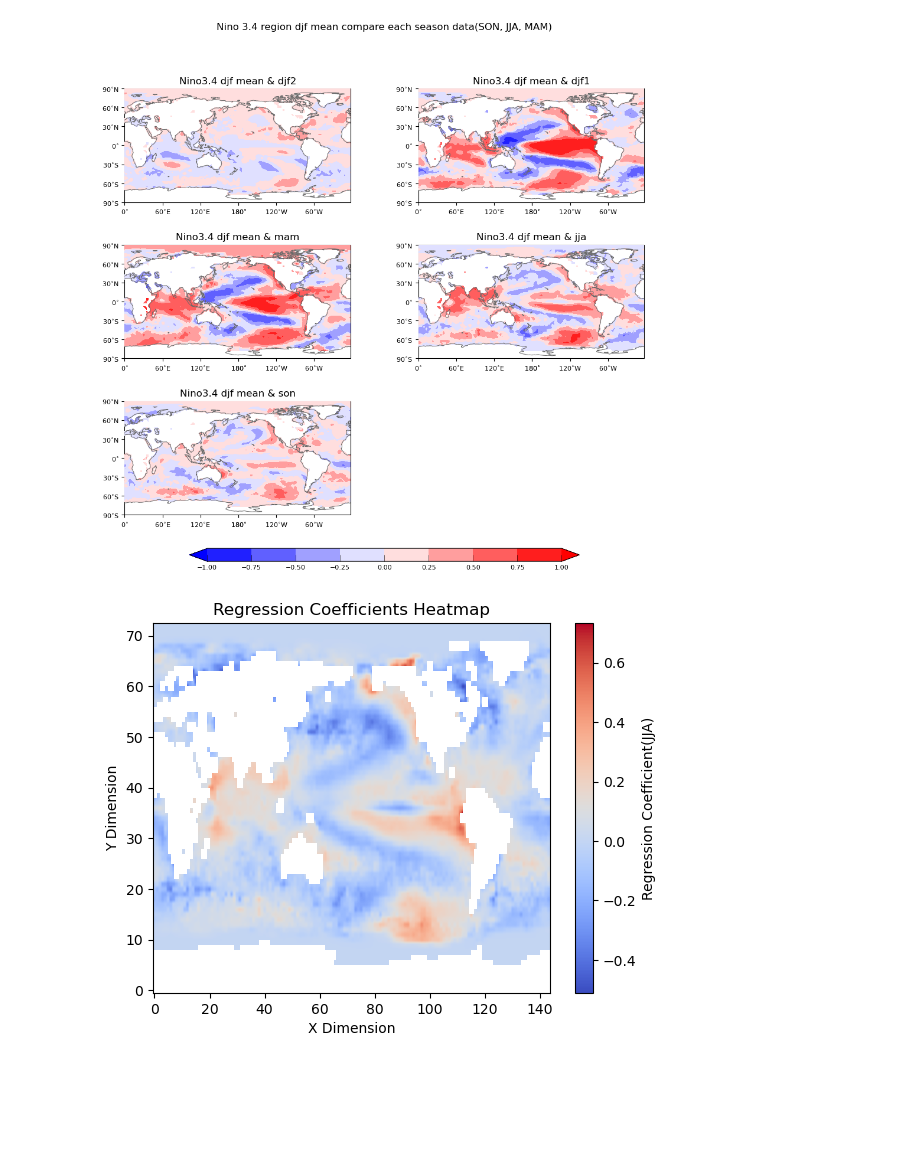
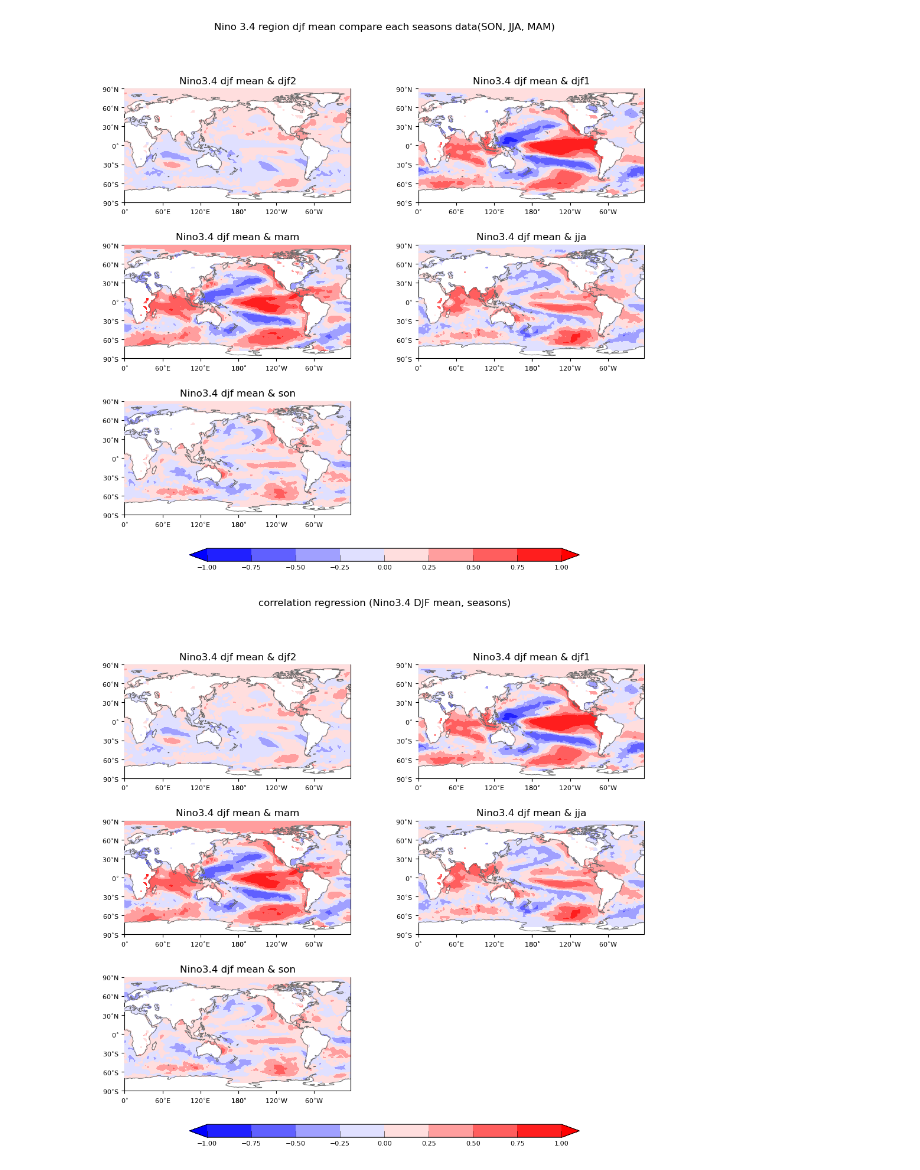
Before and after one commit to eeeeeenye/ACE_LAB, a Jupyter notebook: code/training/2nd_training.ipynb, the cells around one changed output. Drawn from its saved outputs; the diff is of its cells as text; code cells hidden in the pictures; blank space fills up the shorter version.

```diff
--- a/code/training/2nd_training.ipynb
+++ b/code/training/2nd_training.ipynb
@@ -132,7 +132,7 @@ class Data_processing:
 # %%
 # 클래스를 만들어 쓰기 전 ~~
 
-o_path = '/home/inhye_yoo/edu/'
+o_path = '/home/inhye_yoo/edu/datasets/'
 o_name = 'ERA.sst.1950_2019.nc'
 
 f = Dataset(o_path+o_name)
@@ -355,32 +360,20 @@ plt.close()
 (30, 12, 73, 144)
 functionnp.mean(data[:, 2:5], axis=1) (30, 73, 144)
 [figure]
-# %%
-def reg(x, y):
-    x = x[:, np.newaxis, np.newaxis]  # 차원 확장
-    y = y[:, :, :]  # y의 첫 번째 차원 크기를 29로 맞춤
-    xy = np.mean(x*y, axis=0)
-    xx=np.mean(x**2, axis=0)
-
-    reg = xy/xx
-    return reg
-
-d_d2_reg = reg(djf_mean, djf2)
-d_m_reg = reg(djf_mean, mam)
-d_j_reg = reg(djf_mean, jja)
-d_s_reg = reg(djf_mean, son)
-
-# 회귀 계수를 heatmap 형태로 시각화하고 이미지를 반환
-img = plt.imshow(d_j_reg, cmap='coolwarm', aspect='auto')
-
-# y축 반전
-plt.gca().invert_yaxis()
-
-# colorbar에 이미지를 전달
-plt.colorbar(img, label='Regression Coefficient(JJA)')
-plt.title('Regression Coefficients Heatmap')
-plt.xlabel('X Dimension')
-plt.ylabel('Y Dimension')
-plt.show()
-# %% [output]
-[figure, removed]
+# %%
+def reg(x, y):
+    x = x[:, np.newaxis, np.newaxis]  # 차원 확장
+    xy = np.mean(x*y, axis=0)
+    xx=np.mean(x**2, axis=0)
+
+    reg = xy/xx
+    return reg
+
+regression_matrix = [reg(djf_mean, season) for season in correlation_matrix]
+
+# 회귀 계수 시각화
+subtitle = 'correlation regression (Nino3.4 DJF mean, seasons)'
+clevs = np.arange(-1.0, 1.001, 0.25)
+visualization(vm=3, vn=-3, nrows=3, ncols=2, data=correlation_matrix, title=title, subtitle=subtitle, clevs=clevs)
+# %% [output]
+[figure, added]
```
Also changed, not shown: parts of 2 cells of this notebook, 1 other file.
